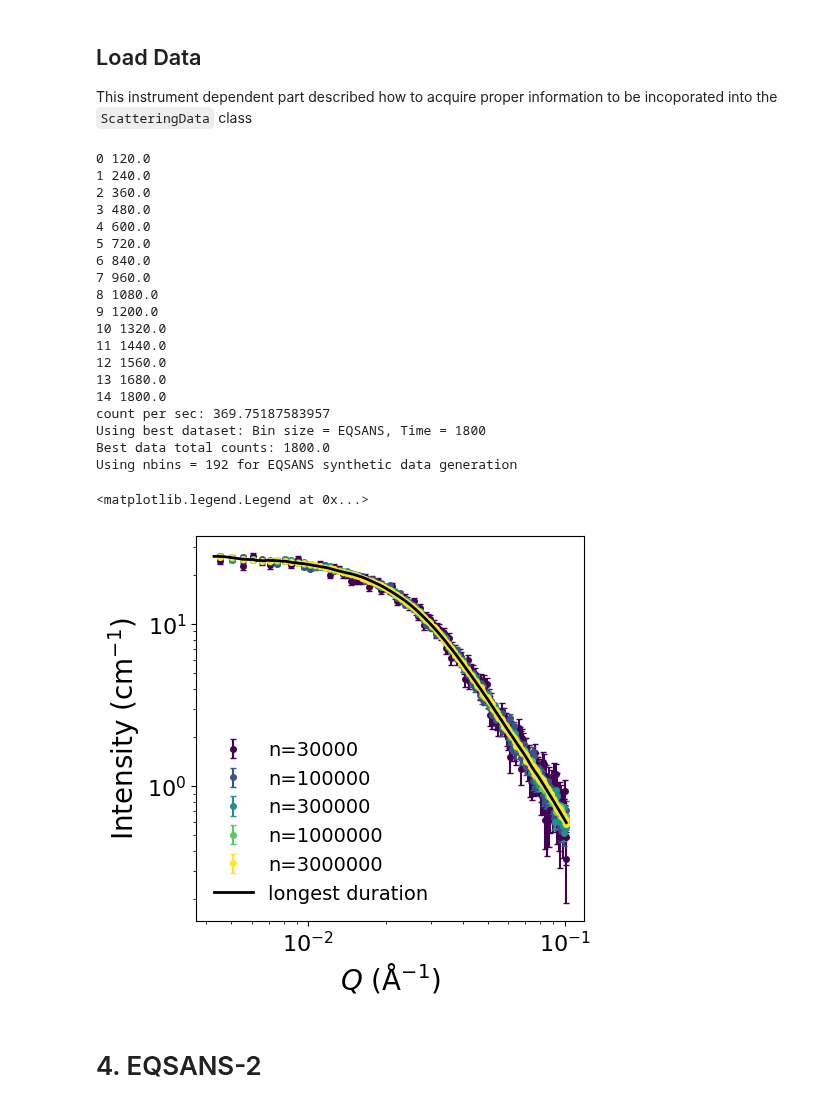
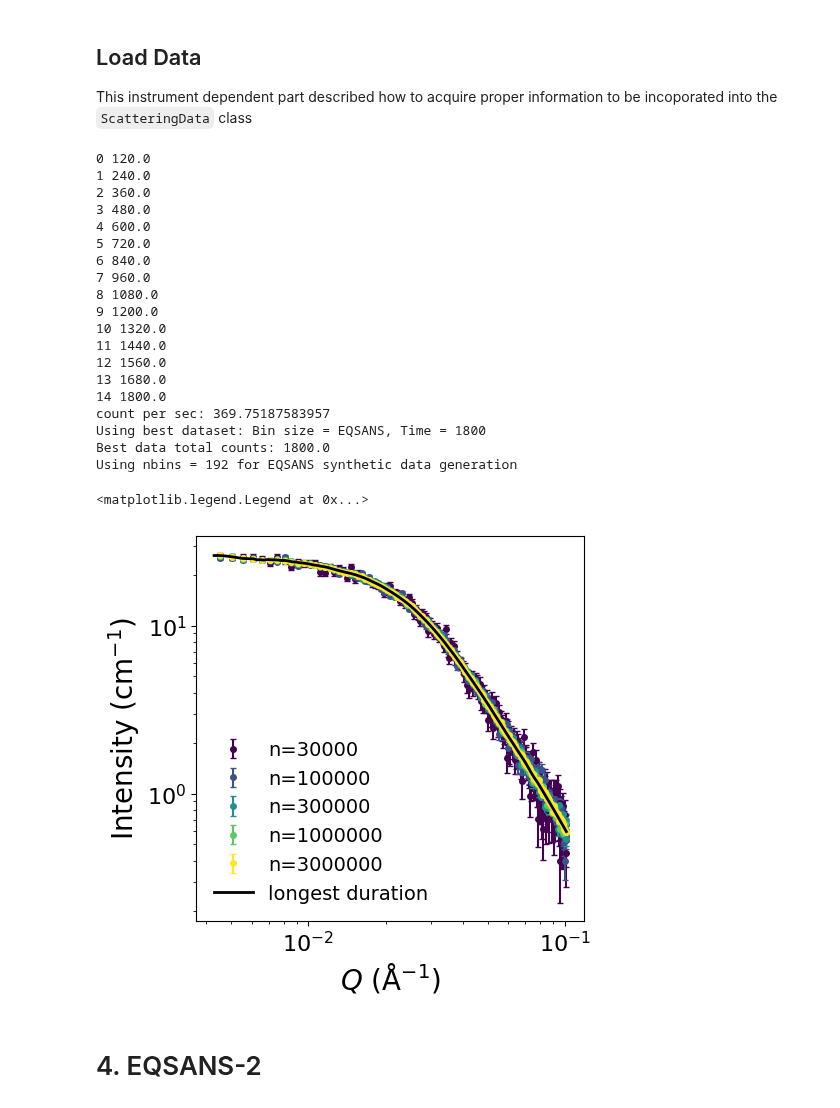
Before and after one commit to ch-tung/MLSR, a Jupyter notebook: binning/plot_SI_IQ.ipynb, the cells around one changed output. Drawn from its saved outputs; the diff is of its cells as text; code cells hidden in the pictures.

```diff
--- a/binning/plot_SI_IQ.ipynb
+++ b/binning/plot_SI_IQ.ipynb
@@ -525,7 +525,7 @@ count_list = [3e4, 1e5, 3e5, 1e6, 3e6]
 count_list = np.array(count_list, dtype=float)
 count_list = count_list
 
-N_MC = 16
+N_MC = 1
 synthetic_data_list = []
 import matplotlib.cm as cm
 import matplotlib.colors as mcolors
@@ -593,34 +593,34 @@ ax.tick_params(axis='both', which='both', labelsize=16)
 # Move the longest duration one to the last in legend
 handles, labels = ax.get_legend_handles_labels()
 # Find the index of 'longest duration'
 long_idx = labels.index('longest duration')
 # All other indices except long_idx
 other_indices = [i for i in range(len(labels)) if i != long_idx]
 # New order: all others, then long_idx
 order = other_indices + [long_idx]
 ax.legend([handles[idx] for idx in order], [labels[idx] for idx in order], frameon=False, fontsize=14)
 # %% [output]
 0 120.0
 1 240.0
 2 360.0
 3 480.0
 4 600.0
 5 720.0
 6 840.0
 7 960.0
 8 1080.0
 9 1200.0
 10 1320.0
 11 1440.0
 12 1560.0
 13 1680.0
 14 1800.0
 count per sec: 369.75187583957
 Using best dataset: Bin size = EQSANS, Time = 1800
 Best data total counts: 1800.0
 Using nbins = 192 for EQSANS synthetic data generation
 <matplotlib.legend.Legend at 0x...>
-[figure, old version]
+[figure, new version]
 # %% [markdown]
 # 4. EQSANS-2
 # %% [markdown]
```
Also changed, not shown: parts of 5 cells of this notebook, 4 other files.
